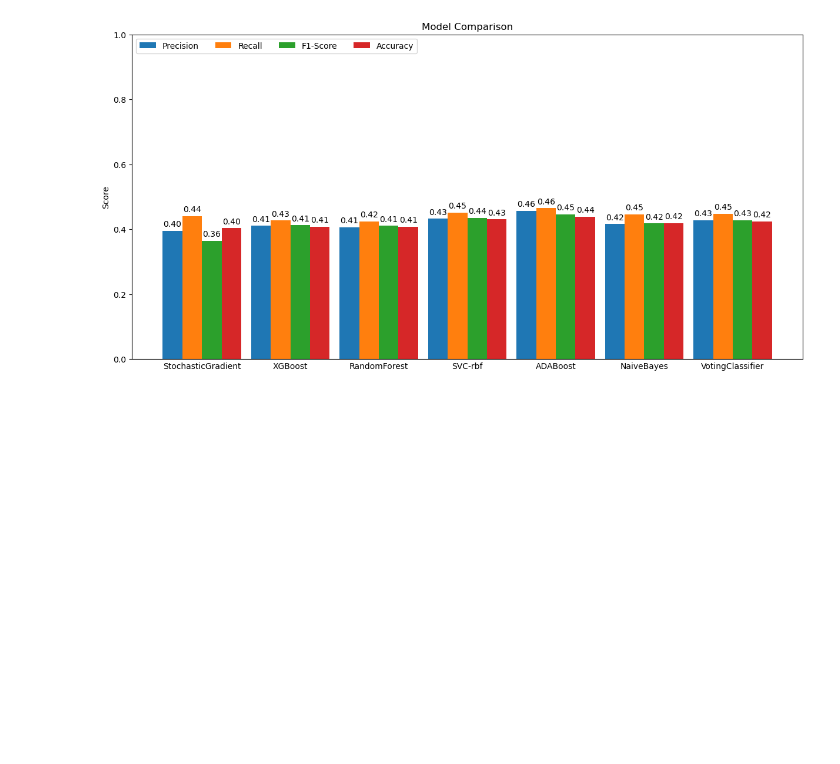
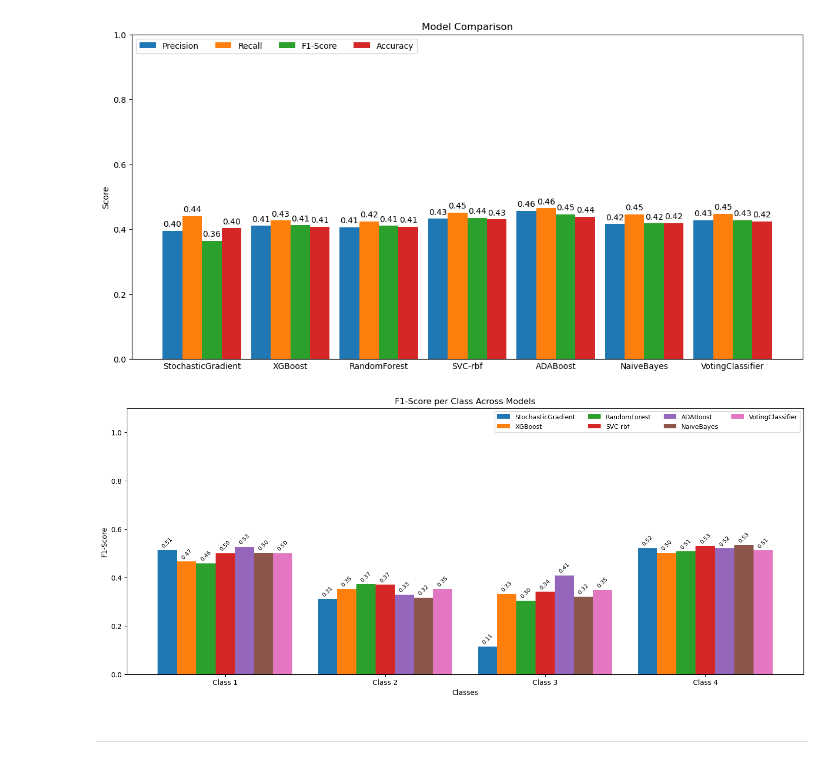
Before and after one commit to BonyGeorge/Project, a Jupyter notebook: main_notebook.ipynb, the cells around one changed output. Drawn from its saved outputs; the diff is of its cells as text; code cells hidden in the pictures; blank space fills up the shorter version.

```diff
--- a/main_notebook.ipynb
+++ b/main_notebook.ipynb
@@ -957,3 +957,44 @@ ax.set_ylim(0, 1)
 plt.show()
 # %% [output]
 [figure]
+# %%
+plot_scores = [
+    f1_score(y_test, sgd_y_hat, average=None),
+    f1_score(y_test, xgb_y_hat, average=None),
+    f1_score(y_test, rf_y_hat,  average=None),
+    f1_score(y_test, svm_y_hat, average=None),
+    f1_score(y_test, ada_y_hat, average=None),
+    f1_score(y_test, gnb_y_hat, average=None),
+    f1_score(y_test, vc_y_hat,  average=None)
+]
+
+models = ["StochasticGradient","XGBoost","RandomForest", "SVC-rbf",
+          "ADABoost", "NaiveBayes","VotingClassifier"]
+
+n_models = len(models)
+n_classes = 4
+width = 0.12
+x = np.arange(n_classes)
+
+fig, ax = plt.subplots(figsize=(14, 6), layout='constrained')
+
+for i, model_name in enumerate(models):
+    offset = (i - n_models/2) * width + width/2
+    scores = plot_scores[i]
+
+    rects = ax.bar(x + offset, scores, width, label=model_name)
+    ax.bar_label(rects, padding=2, fmt="%.2f", rotation=45, fontsize=8)
+
+ax.set_xticks(x)
+ax.set_xticklabels([f"Class {i}" for i in range(n_classes)])
+ax.set_ylim(0, 1.1)
+ax.set_xlabel("Classes")
+ax.set_ylabel("F1-Score")
+ax.set_title("F1-Score per Class Across Models")
+ax.legend(ncols=4, fontsize=9)
+
+plt.show()
+# %% [output]
+[figure, added]
+# %% [markdown]
+-------------------
```
Also changed, not shown: parts of 7 cells of this notebook.
